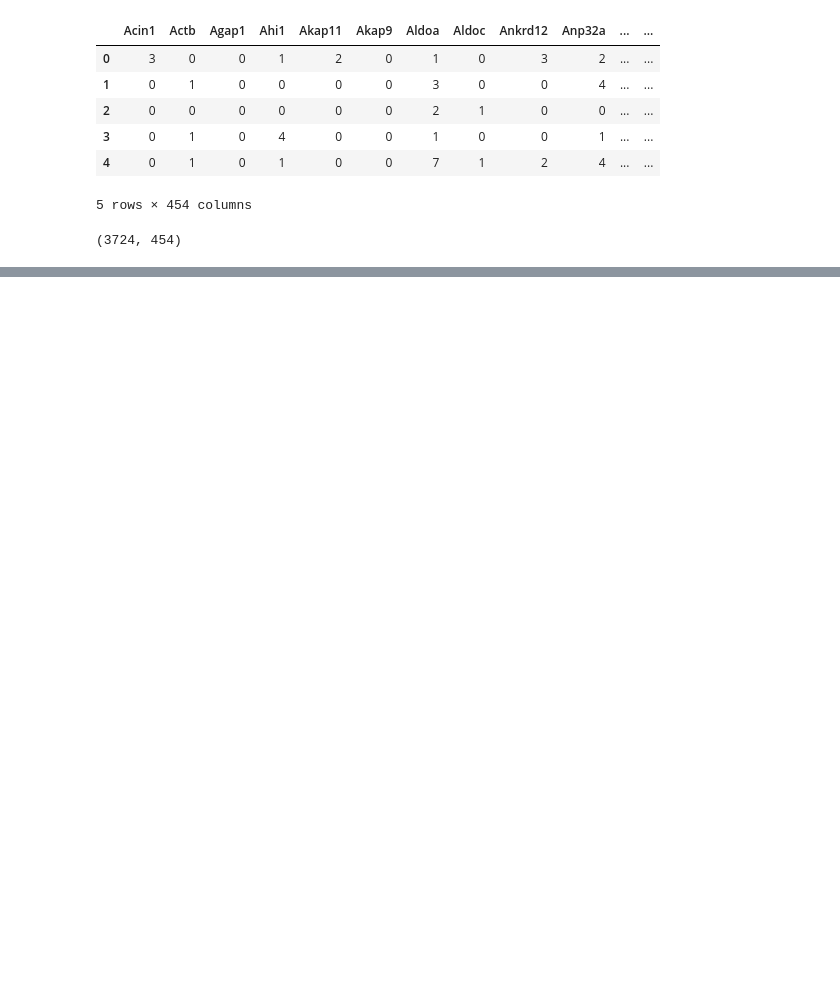
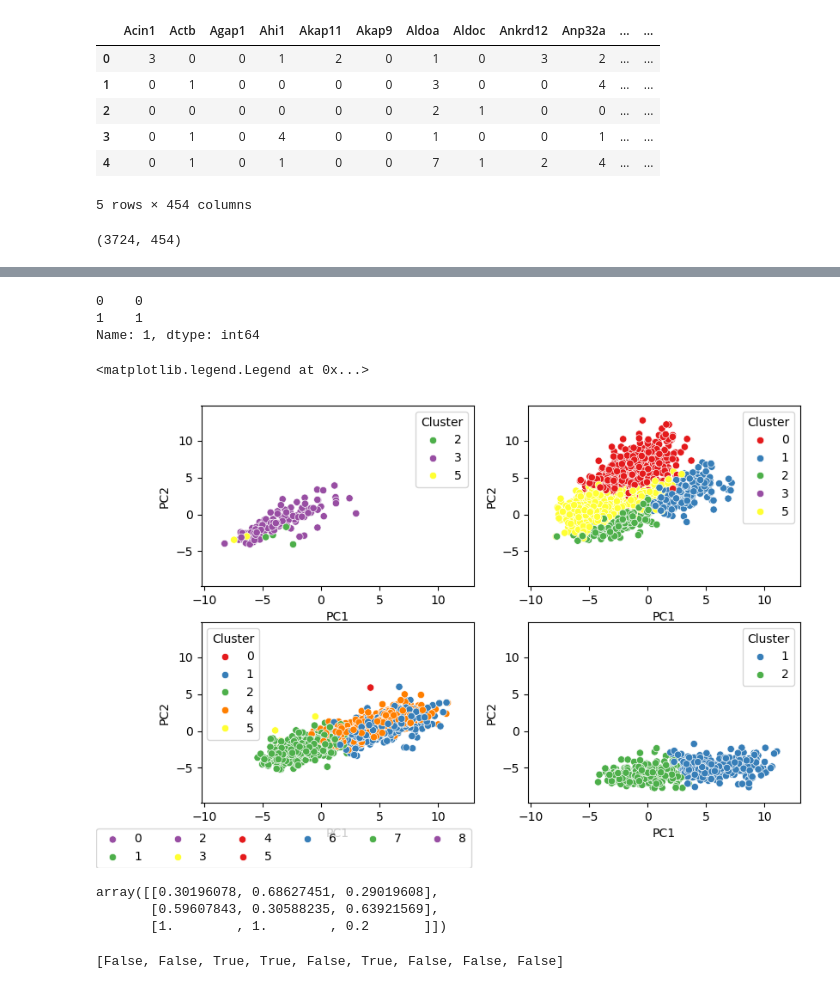
Before and after one commit to PabloGarcia00/MachineLearning, a Jupyter notebook: BMF/Day_3.ipynb, the cells around one changed output, grey strips where cells are left out. Drawn from its saved outputs; the diff is of its cells as text; code cells hidden in the pictures; blank space fills up the shorter version.

```diff
--- a/BMF/Day_3.ipynb
+++ b/BMF/Day_3.ipynb
@@ -76,0 +133,5 @@ biplot(score, loadings)
+# %%
+k = 7
+km = KMeans(n_clusters=6)
+
+fitted = km.fit(exp)
@@ -76,0 +142,2 @@ biplot(score, loadings)
+# %%
+cl_score = pd.concat([score, pd.Series(fitted.labels_, name = "Cluster")], axis = 1)
@@ -76,0 +160,34 @@ biplot(score, loadings)
+# %%
+dd.iloc[1, :]
+# %% [output]
+0    0
+1    1
+Name: 1, dtype: int64
+# %%
+fig, axes = plt.subplots(2, 2, figsize=(9,6))
+markers = ["x", "+", "D", "*", ".", "^", "s"]
+place = pd.DataFrame(np.matrix("0 0; 0 1;1 0; 1 1; 1 2"))
+colormap = dict(zip( range(0,9), sns.color_palette("Set1")))
+
+for i, (k, sub) in enumerate(cl_score.groupby("CLASS")):
+    cl = sub.Cluster.unique()
+    mask = [is_in(x, cl) for x in range(len(cl))]
+    ii, j = place.iloc[i,:]
+
+    sns.scatterplot(data=sub, x="PC1", y="PC2", hue="Cluster", palette=colormap, ax=axes[ii, j], )
+    #axes[ii,j].scatter(x=sub.PC1, y=sub.PC2, hue = )
+    axes[ii,j].set_xlim(cl_score.PC1.min() - 2 , cl_score.PC1.max() + 2)
+    axes[ii,j].set_ylim(cl_score.PC2.min() - 2, cl_score.PC2.max() + 2)
+
+#handles, labels = fig.gca().get_legend_handles_labels()
+#fig.legend(handles, labels, loc='upper center')
+fig.legend(colormap, loc = (0, 0), ncol=6)
+# %% [output]
+<matplotlib.legend.Legend at 0x...>
+[figure, added]
+# %%
+np.array(sns.color_palette("Set1"))[mask]
+# %% [output]
+array([[0.30196078, 0.68627451, 0.29019608],
+       [0.59607843, 0.30588235, 0.63921569],
+       [1.        , 1.        , 0.2       ]])
@@ -76,0 +198,4 @@ biplot(score, loadings)
+# %%
+unlist
+# %% [output]
+[False, False, True, True, False, True, False, False, False]
```
Also changed, not shown: parts of 26 cells of this notebook.
